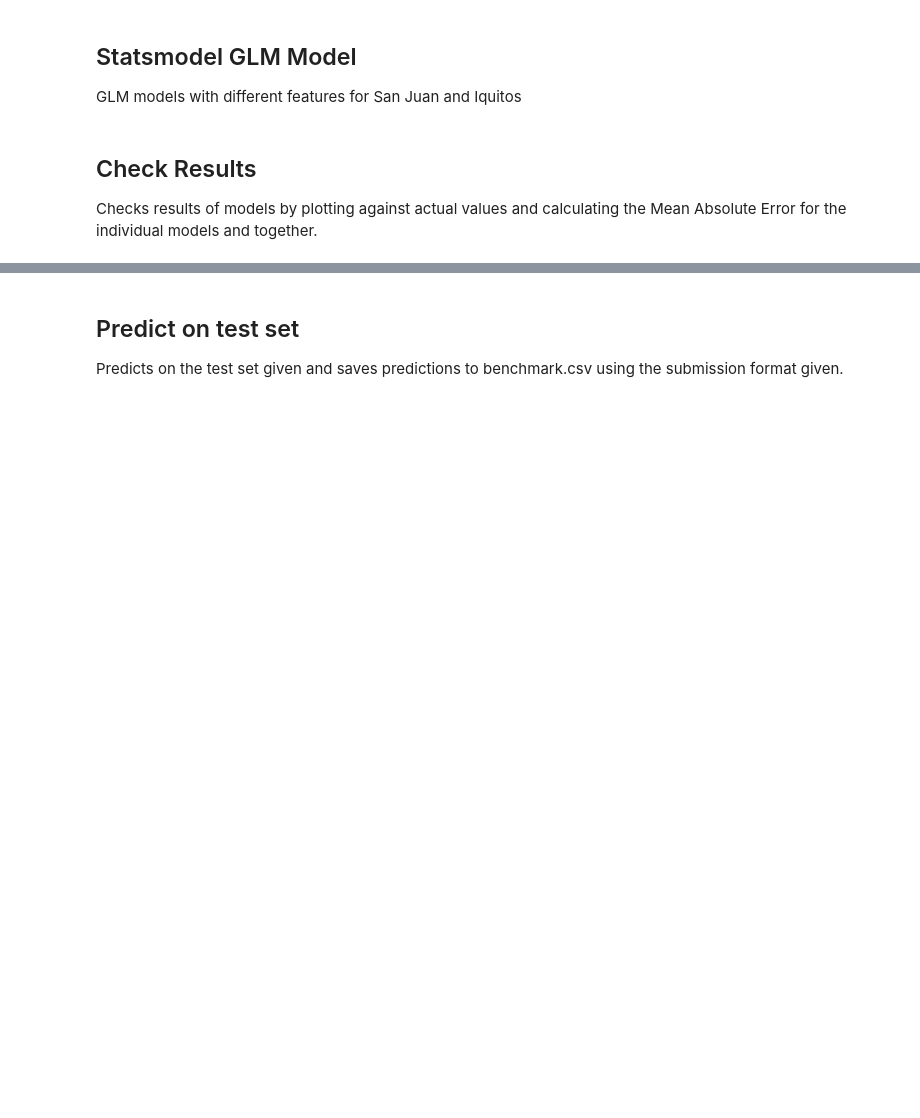
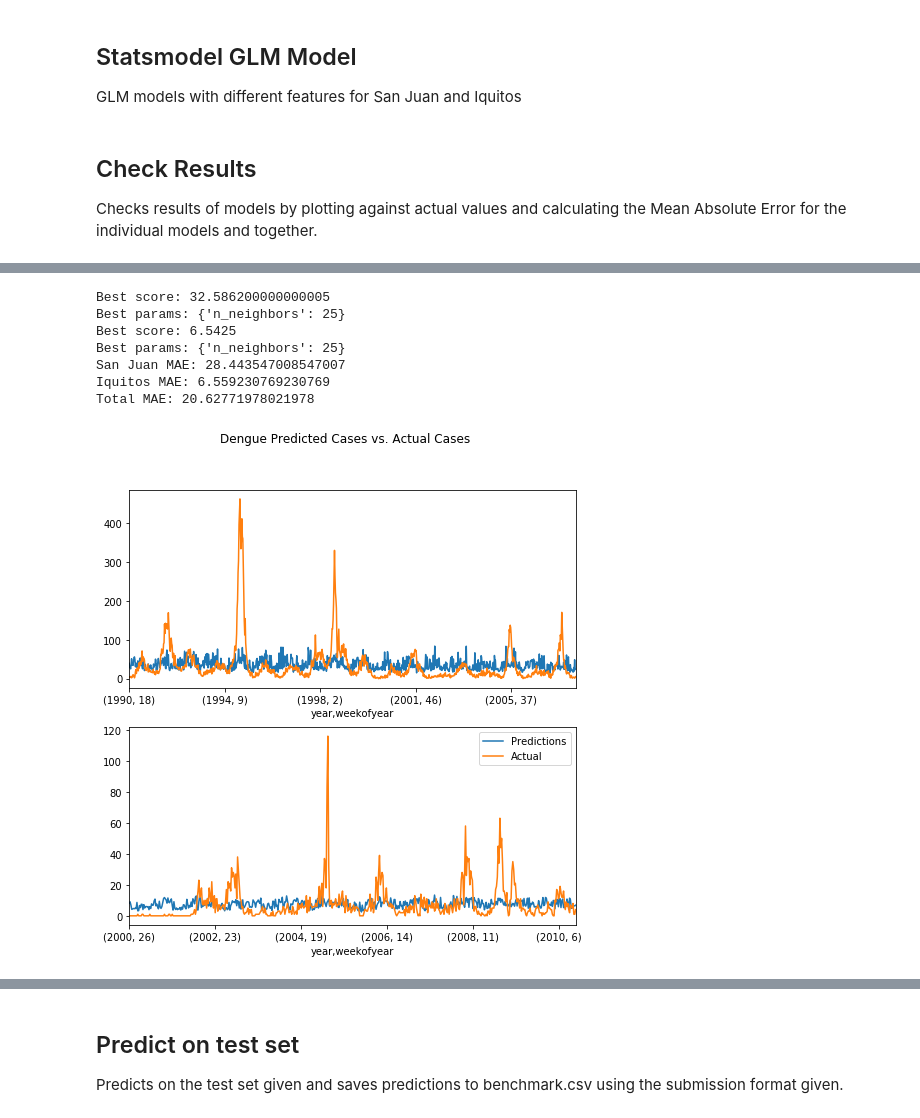
Before and after one commit to GaeaStorm/DengAI-Challenge, a Jupyter notebook: train.py.ipynb, the cells around one changed output, grey strips where cells are left out. Saved outputs shown, nothing was run; the diff lists cells and outputs as text; code cells hidden in the pictures; blank space fills up the shorter version.

```diff
--- a/train.py.ipynb
+++ b/train.py.ipynb
@@ -246,7 +246,7 @@ def kneighbours_model(train, test):
 
     k_neighbours = range(1, 26)
 
-    reg = KNeighborsRegressor(random_state=67)
+    reg = KNeighborsRegressor()
     param_grid = [{"n_neighbors":k_neighbours}]
     grid = GridSearchCV(reg, param_grid=param_grid, scoring='neg_mean_absolute_error')
     grid.fit(X, Y)
@@ -255,7 +255,7 @@ def kneighbours_model(train, test):
     print("Best params: {}".format(grid.best_params_))
 
     full_dataset = pd.concat([train, test])
-    reg = KNeighborsRegressor(random_state=67, n_neighbors=grid.best_params_['n_neighbors'])
+    reg = KNeighborsRegressor(n_neighbors=grid.best_params_['n_neighbors'])
     reg.fit(X, Y)
 
     return reg
@@ -309,17 +317,26 @@ print("Total MAE:", total_mae)
 # %%
-sj_best_model = random_forest_model(sj_train_subtrain, sj_train_subtest)
-iq_best_model = random_forest_model(iq_train_subtrain, iq_train_subtest)
-pred_sj = sj_best_model.predict(sj_train.drop(columns=["total_cases"]))
-pred_iq = iq_best_model.predict(iq_train.drop(columns=["total_cases"]))
+sj_best_model = kneighbours_model(sj_train_subtrain, sj_train_subtest)
+iq_best_model = kneighbours_model(iq_train_subtrain, iq_train_subtest)
+pred_sj = pd.Series(sj_best_model.predict(sj_train.drop(columns=["total_cases"])))
+pred_iq = pd.Series(iq_best_model.predict(iq_train.drop(columns=["total_cases"])))
 
-plot_against(pred_sj, iq_train.fitted)
+plot_against(pred_sj, pred_iq)
 
-sj_mae = mae_calc(pred_sj, sj_train.total_cases)
+sj_mae = mae_calc(pred_sj.values, sj_train.total_cases)
 sj_models_mae.append(sj_mae)
 print("San Juan MAE:", sj_mae)
-iq_mae = mae_calc(pred_iq, iq_train.total_cases)
+iq_mae = mae_calc(pred_iq.values, iq_train.total_cases)
 iq_models_mae.append(iq_mae)
 print("Iquitos MAE:", iq_mae)
-total_mae = (np.abs(pred_sj - sj_train.total_cases).sum() +
-             np.abs(pred_iq - iq_train.total_cases).sum()) / (sj_train.shape[0] + iq_train.shape[0])
+total_mae = (np.abs(pred_sj.values - sj_train.total_cases).sum() +
+             np.abs(pred_iq.values - iq_train.total_cases).sum()) / (sj_train.shape[0] + iq_train.shape[0])
 print("Total MAE:", total_mae)
+# %% [output]
+Best score: 32.586200000000005
+Best params: {'n_neighbors': 25}
+Best score: 6.5425
+Best params: {'n_neighbors': 25}
+San Juan MAE: 28.443547008547007
+Iquitos MAE: 6.559230769230769
+Total MAE: 20.62771978021978
+[figure, added]
```
Also changed, not shown: parts of 7 cells of this notebook.
